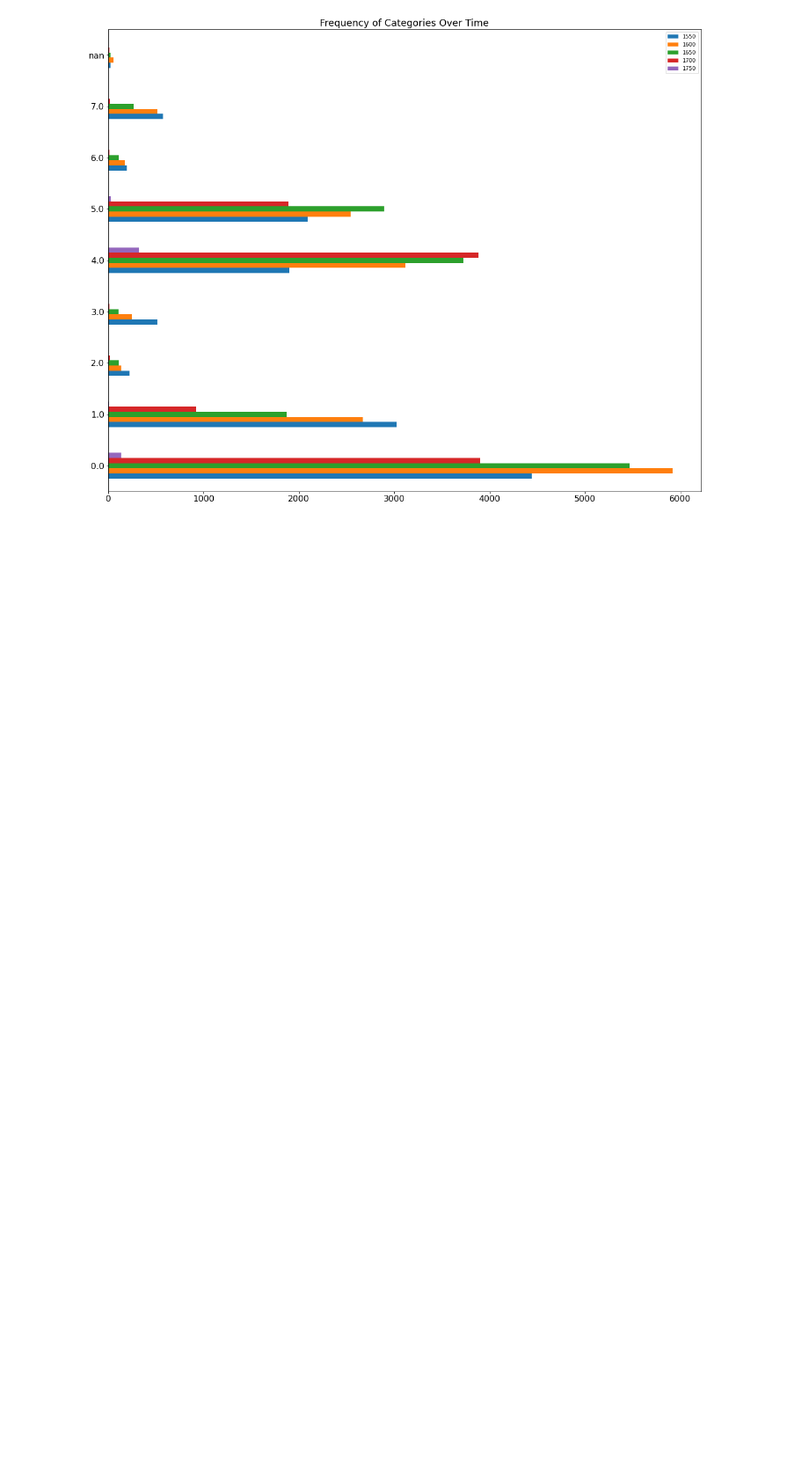
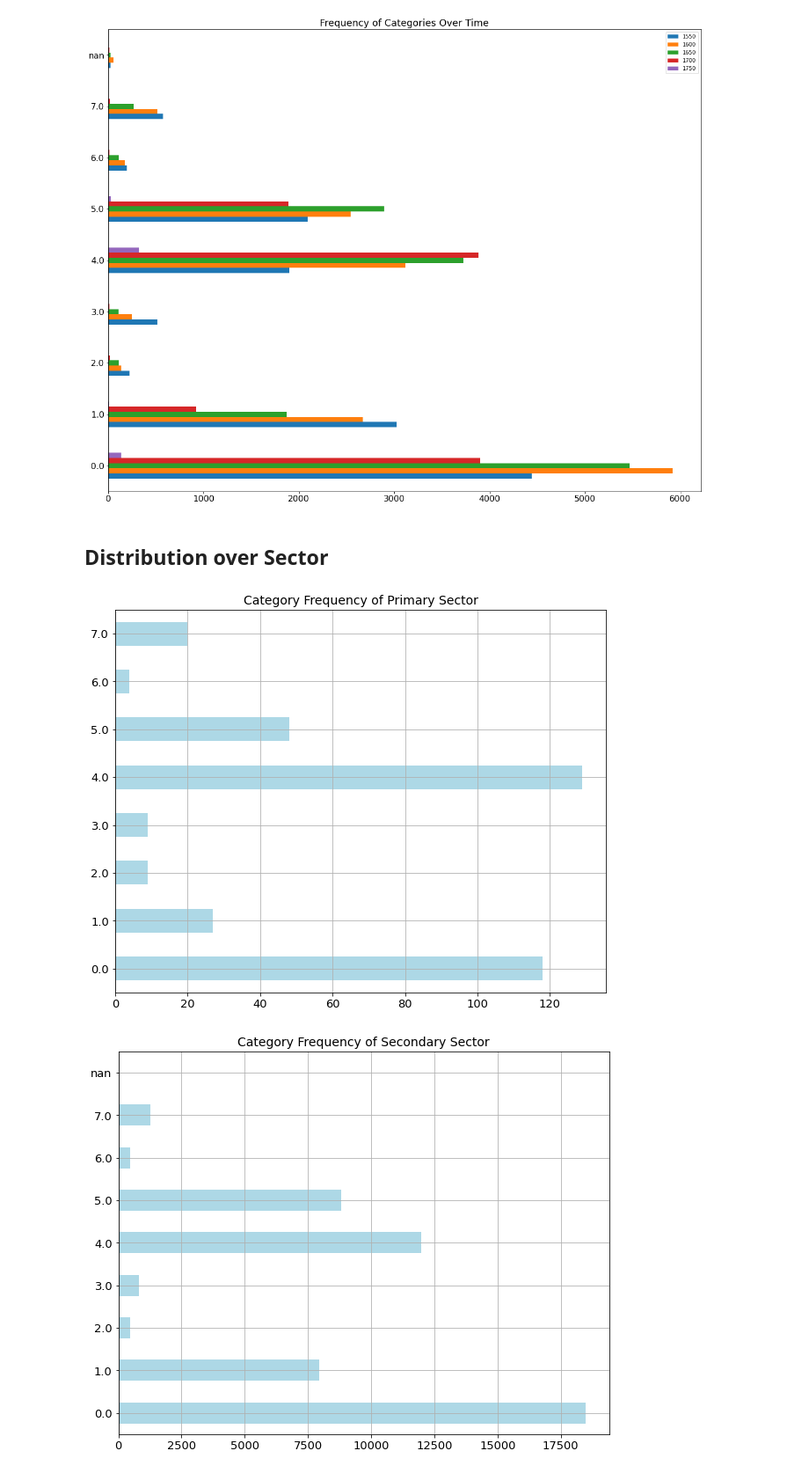
Before and after one commit to AlricRahl/Garzoni-Dataset-Exploration, a Jupyter notebook: src/3. Plotting Various Properties.ipynb, the cells around one changed output. Shown at 88% size. Drawn from its saved outputs; the diff is of its cells as text; code cells hidden in the pictures; blank space fills up the shorter version.

Commit message:
Added plots for category column

```diff
--- a/src/3. Plotting Various Properties.ipynb
+++ b/src/3. Plotting Various Properties.ipynb
@@ -403,10 +403,10 @@ plt.show()
 ## Distribution over time ##
 # %%
 # Load dataframe
-the_table = clnt.loadPickle("../data/pickles/table_of_all.pkl")[["Contract Date"]]
+the_table = clnt.loadPickle("../data/pickles/table_of_all.pkl")
 
 # Add time to category
-generated_timed = the_table.join(generated_categories[["Category"]])
+generated_joined = the_table.join(generated_joined[["Category"]])
 
 # Store over time in another frame
 start = 1550
@@ -414,7 +414,7 @@ end = 1800
 gap = 50
 df = pd.DataFrame(columns = range(start, end, gap))
 for year in range(start, end, gap):
-    temp = clnt.betweenYears(generated_timed, year, e_year=year+gap)
+    temp = clnt.betweenYears(generated_joined, year, e_year=year+gap)
     df[year] = temp.Category.astype(str).str.get_dummies().sum()
 # %%
 # Plot the results
@@ -424,3 +424,21 @@ df.plot(kind="barh", ax=ax, fontsize=16)
 plt.show()
 # %% [output]
 [figure]
+# %% [markdown]
+## Distribution over Sector ##
+# %%
+# df = pd.DataFrame()
+for sector in ["Primary", "Secondary", "Tertiary"]:
+    _, ax = plt.subplots(figsize=(10,8))
+    ax.set_title(f"Category Frequency of {sector} Sector", fontsize=14)
+    generated_joined.loc[generated_joined[sector[0]] == 1,
+                         "Category"].astype(str).str.get_dummies().sum().plot.barh(ax=ax,
+                                                                                   fontsize=13,
+                                                                                   grid=True,
+                                                                                   color="lightblue")
+    plt.show()
+# df["S"] = generated_joined.loc[generated_joined["S"] == 1, "Category"].astype(str).str.get_dummies().sum()
+# df["T"] = generated_joined.loc[generated_joined["T"] == 1, "Category"].astype(str).str.get_dummies().sum()
+# %% [output]
+[figure, added]
+[figure, added]
```
Also changed, not shown: parts of 3 cells of this notebook.
